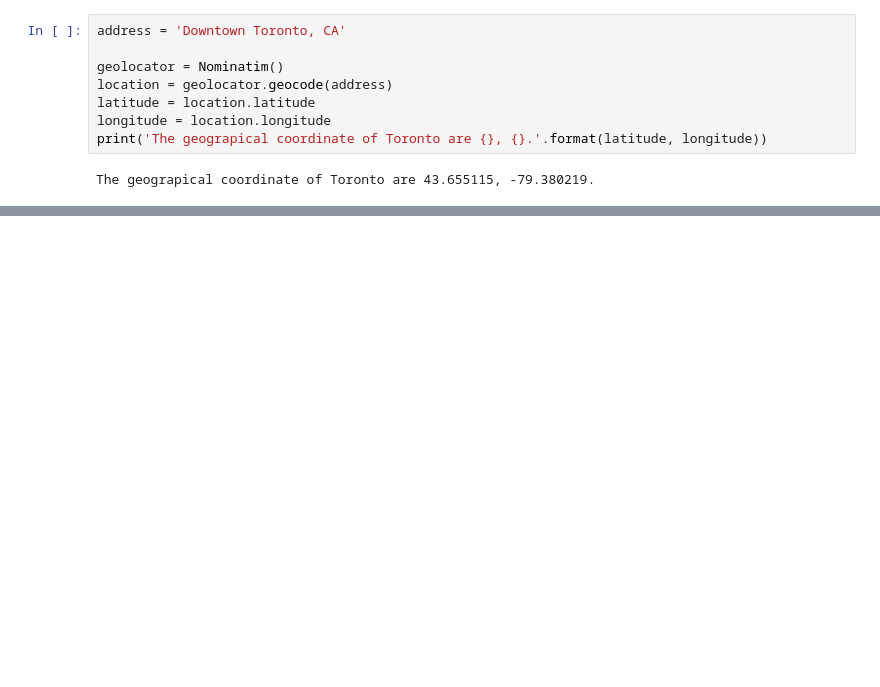
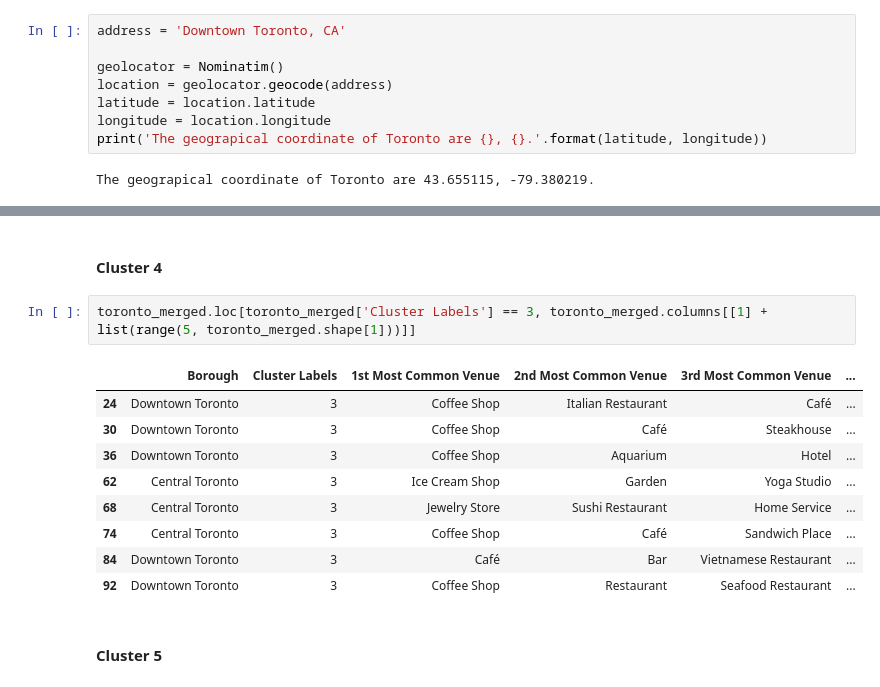
Before and after one commit to lsprandel/Coursera_Projects, a Jupyter notebook: Neighborhoods_in_Toronto.ipynb, the cells around one changed output, grey strips where cells are left out. Drawn from its saved outputs; the diff is of its cells as text; blank space fills up the shorter version.

```diff
--- a/Neighborhoods_in_Toronto.ipynb
+++ b/Neighborhoods_in_Toronto.ipynb
@@ -212,0 +483,16 @@ map_newyork
+# %% [markdown]
+#### Cluster 4
+# %%
+toronto_merged.loc[toronto_merged['Cluster Labels'] == 3, toronto_merged.columns[[1] + list(range(5, toronto_merged.shape[1]))]]
+# %% [output]
+|  | Borough | Cluster Labels | 1st Most Common Venue | 2nd Most Common Venue | 3rd Most Common Venue | ... |
+| 24 | Downtown Toronto | 3 | Coffee Shop | Italian Restaurant | Café | ... |
+| 30 | Downtown Toronto | 3 | Coffee Shop | Café | Steakhouse | ... |
+| 36 | Downtown Toronto | 3 | Coffee Shop | Aquarium | Hotel | ... |
+| 62 | Central Toronto | 3 | Ice Cream Shop | Garden | Yoga Studio | ... |
+| 68 | Central Toronto | 3 | Jewelry Store | Sushi Restaurant | Home Service | ... |
+| 74 | Central Toronto | 3 | Coffee Shop | Café | Sandwich Place | ... |
+| 84 | Downtown Toronto | 3 | Café | Bar | Vietnamese Restaurant | ... |
+| 92 | Downtown Toronto | 3 | Coffee Shop | Restaurant | Seafood Restaurant | ... |
+# %% [markdown]
+#### Cluster 5
```
Also changed, not shown: parts of 35 cells of this notebook.
